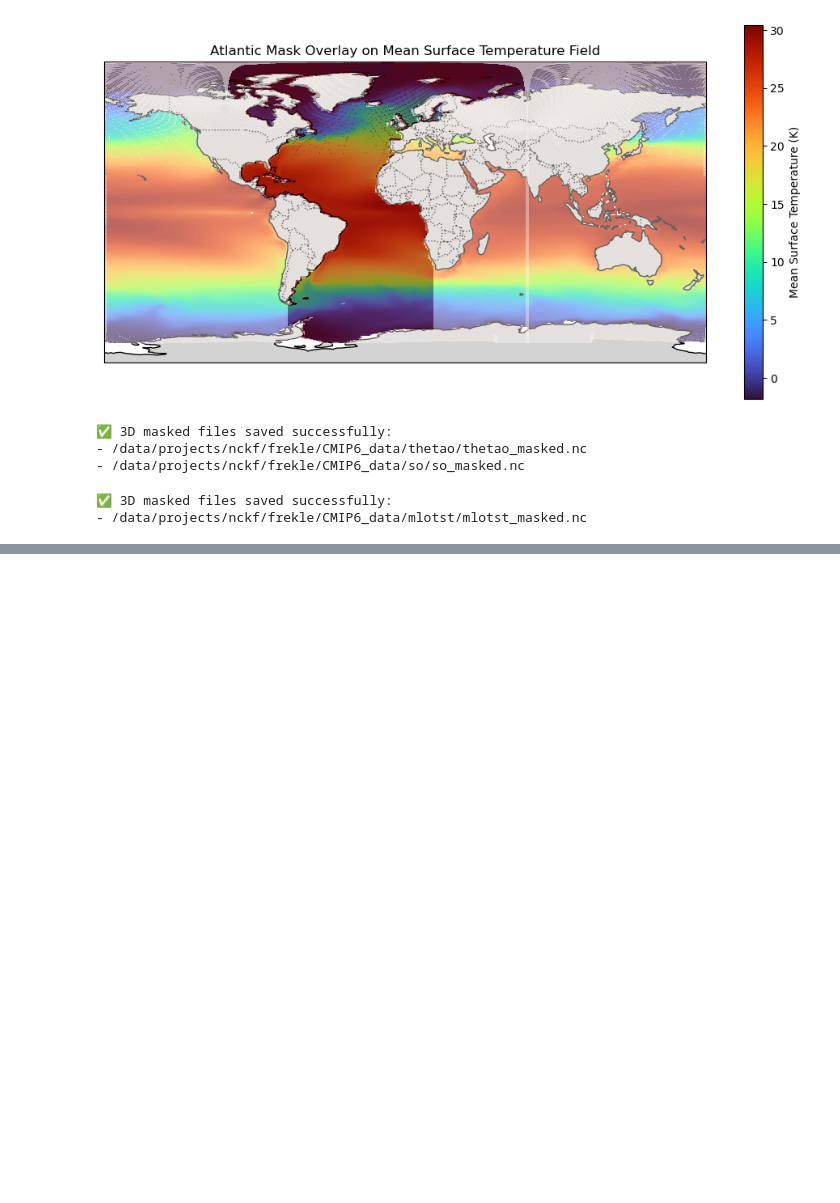
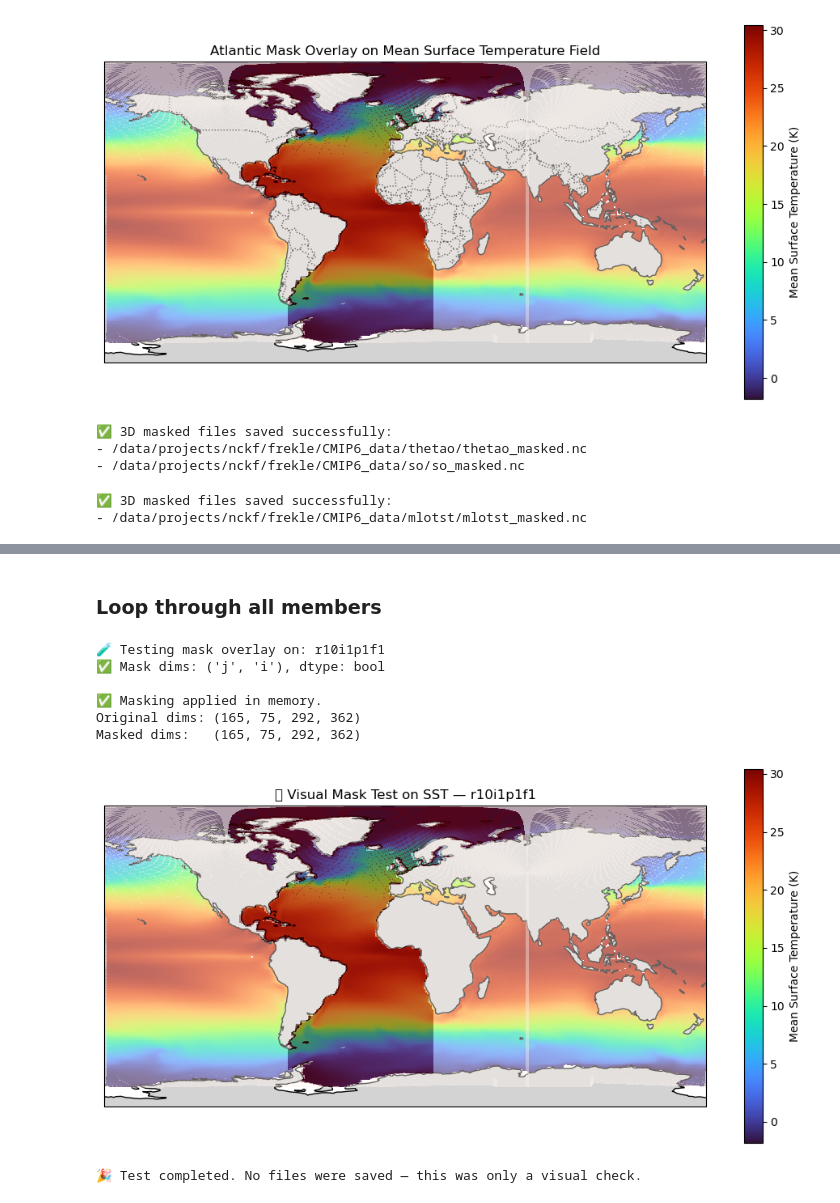
Before and after one commit to frejahk9/Master-thesis-2026, a Jupyter notebook: Masks.ipynb, the cells around one changed output, grey strips where cells are left out. Cells and saved outputs as stored; diff of their text form; code cells hidden in the pictures; blank space fills up the shorter version.

Commit message:
included the other members in the EOF

```diff
--- a/Masks.ipynb
+++ b/Masks.ipynb
@@ -293,0 +264,78 @@ Data variables:
+# %% [markdown]
+### Loop through all members
+# %%
+import xarray as xr
+import matplotlib.pyplot as plt
+import cartopy.crs as ccrs
+import cartopy.feature as cfeature
+from glob import glob
+
+# --- Test setup ---
+src_base = "/dmidata/projects/nckf/cmip6/historical/EC-Earth3"
+mask_path = "/data/users/frekle/mask_bool2.nc"
+
+member_path = sorted(glob(f"{src_base}/r*i1p1f1"))[0]  # just first member
+member = member_path.split("/")[-1]
+print(f"🧪 Testing mask overlay on: {member}")
+
+# --- Load mask ---
+mask = xr.open_dataset(mask_path)["atlmsk"].astype(bool).reset_coords(drop=True)
+print(f"✅ Mask dims: {mask.dims}, dtype: {mask.dtype}")
+
+# --- Load thetao (SST) for plotting ---
+thetao_src = glob(f"{member_path}/Oyear/thetao/thetao_*.nc")[0]
+ds_thetao = xr.open_dataset(thetao_src)  # no chunks = fast for plotting
+thetao_surf_mean = ds_thetao["thetao"].isel(lev=0).mean(dim="time")
+
+# Get lat/lon for map
+lat = ds_thetao["latitude"]
+lon = ds_thetao["longitude"]
+
+# --- Apply mask (not saving, just show result) ---
+thetao_masked = ds_thetao["thetao"].where(mask)
+
+print("\n✅ Masking applied in memory.")
+print(f"Original dims: {ds_thetao['thetao'].shape}")
+print(f"Masked dims:   {thetao_masked.shape}")
+
+# --- PLOT ---
+fig = plt.figure(figsize=(12, 6))
+ax = plt.axes(projection=ccrs.PlateCarree())
+
+ax.coastlines()
+ax.add_feature(cfeature.LAND, facecolor='lightgray', zorder=0)
+ax.set_global()
+
+# Background SST
+pcm = ax.pcolormesh(
+    lon, lat, thetao_surf_mean,
+    transform=ccrs.PlateCarree(),
+    cmap="turbo",
+    shading="auto"
+)
+fig.colorbar(pcm, ax=ax, orientation='vertical', label='Mean Surface Temperature (K)')
+
+# Mask overlay
+ax.pcolormesh(
+    lon,
+    lat,
+    mask,
+    transform=ccrs.PlateCarree(),
+    cmap='Reds',
+    alpha=0.4,
+    zorder=2
+)
+
+plt.title(f"✅ Visual Mask Test on SST — {member}")
+plt.show()
+
+print("\n🎉 Test completed. No files were saved — this was only a visual check.")
+# %% [output]
+🧪 Testing mask overlay on: r10i1p1f1
+✅ Mask dims: ('j', 'i'), dtype: bool
+
+✅ Masking applied in memory.
+Original dims: (165, 75, 292, 362)
+Masked dims:   (165, 75, 292, 362)
+[figure, added]
+🎉 Test completed. No files were saved — this was only a visual check.
```
Also changed, not shown: parts of 8 cells of this notebook, 23 other files.
